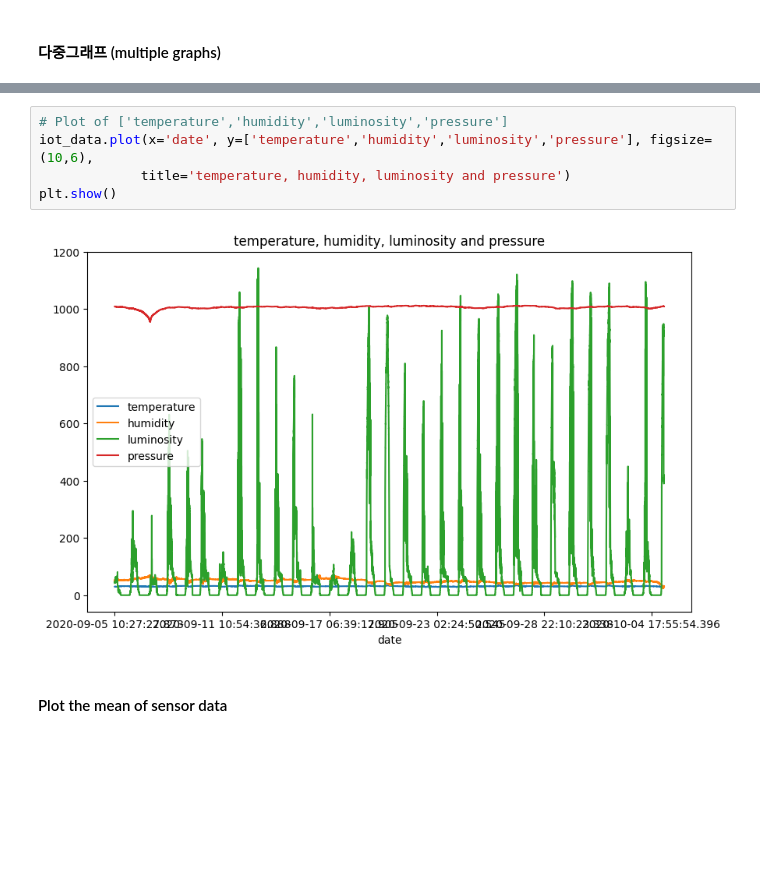
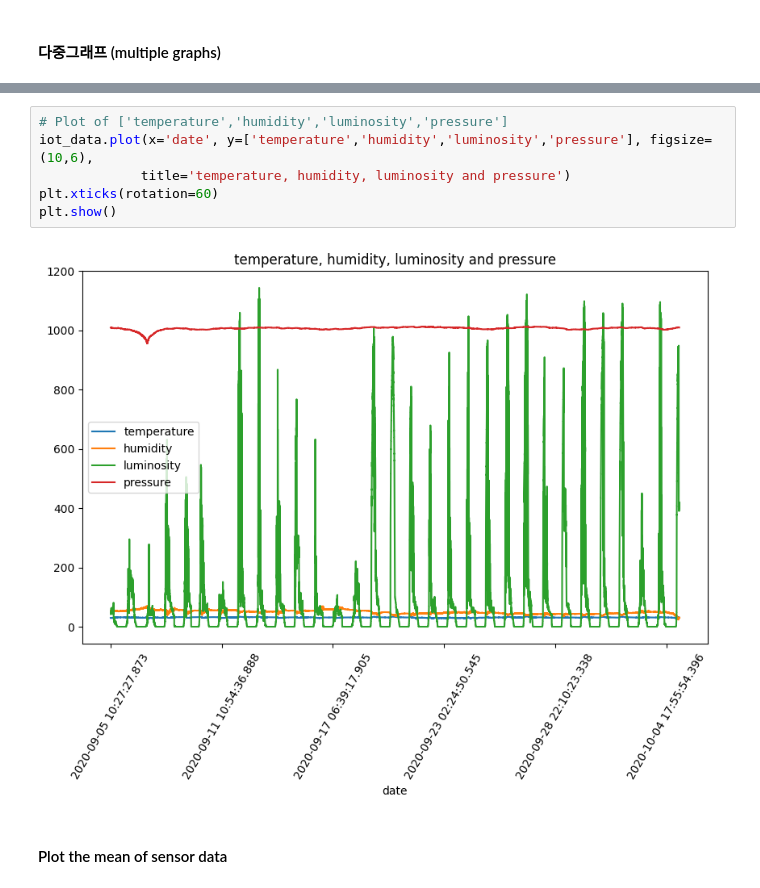
Before and after one commit to Skystar728/pdm12, a Jupyter notebook: py-pandas/pandas_6_iot_nano33_0.ipynb, the cells around one changed output, grey strips where cells are left out. Drawn from its saved outputs; the diff is of its cells as text; blank space fills up the shorter version.

```diff
--- a/py-pandas/pandas_6_iot_nano33_0.ipynb
+++ b/py-pandas/pandas_6_iot_nano33_0.ipynb
@@ -311,10 +358,11 @@ iot_data.plot(x='date', y=['temperature','humidity'], figsize=(10,5), title='tem
 # %%
 # Plot of ['temperature','humidity','luminosity','pressure']
 iot_data.plot(x='date', y=['temperature','humidity','luminosity','pressure'], figsize=(10,6),
              title='temperature, humidity, luminosity and pressure')
+plt.xticks(rotation=60)
 plt.show()
 # %% [output]
-[figure, old version]
+[figure, new version]
 # %% [markdown]
 #### Plot the mean of sensor data
 # %%
```
Also changed, not shown: parts of 51 cells of this notebook.
